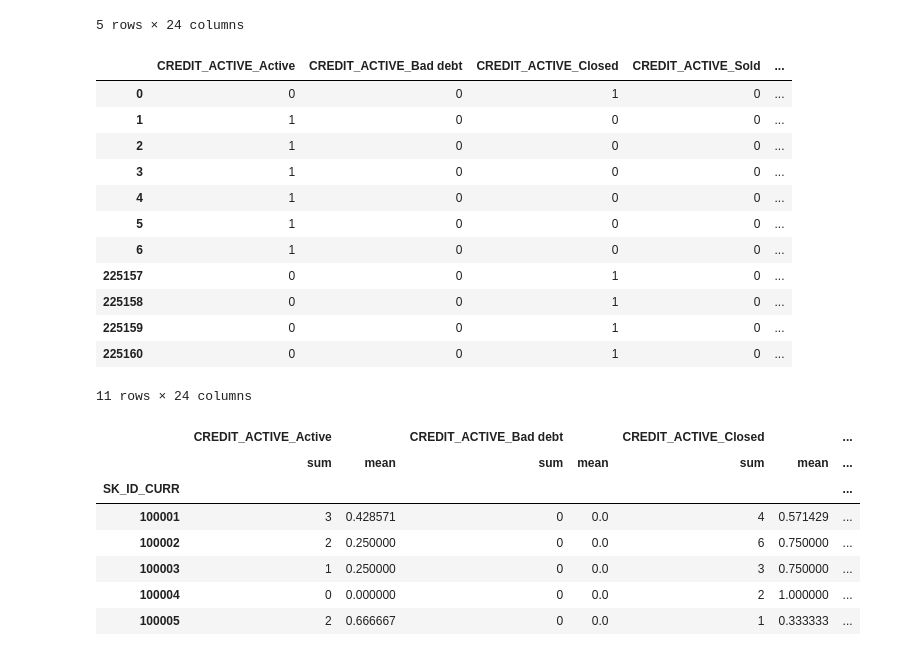
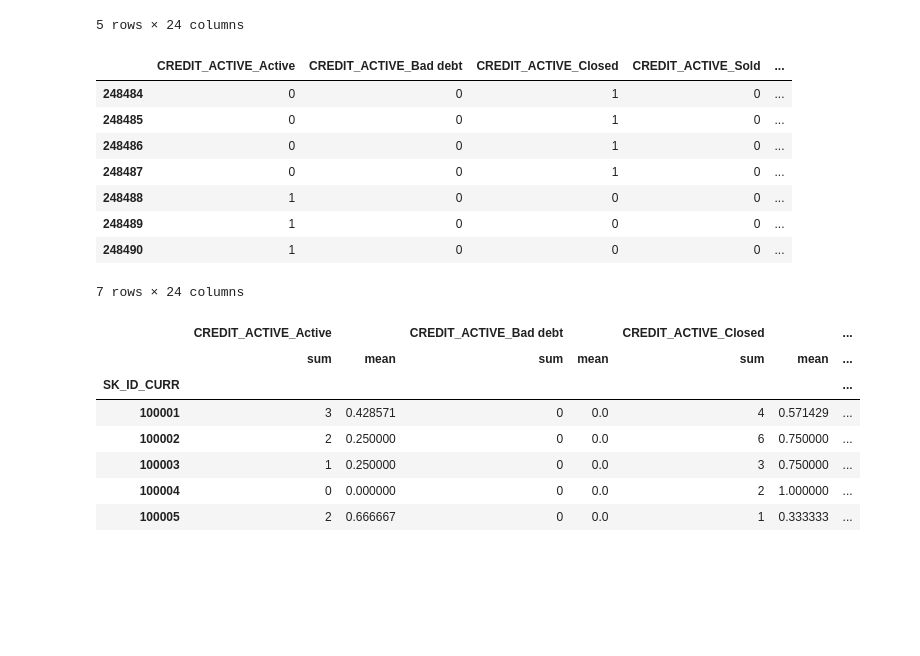
Before and after one commit to takkmj/hello_world, a Jupyter notebook: kaggle_home_credit/home_credit_practive_2.ipynb, the cells around one changed output. Cells and saved outputs as stored; diff of their text form; code cells hidden in the pictures; blank space fills up the shorter version.

```diff
--- a/kaggle_home_credit/home_credit_practive_2.ipynb
+++ b/kaggle_home_credit/home_credit_practive_2.ipynb
@@ -336,21 +336,17 @@ categorical.head()
 | 4 | 1 | 0 | 0 | 0 | ... |
 5 rows × 24 columns
 # %%
-categorical[categorical['SK_ID_CURR'] == 215354]
+categorical[categorical['SK_ID_CURR'] == 100001]
 # %% [output]
 |  | CREDIT_ACTIVE_Active | CREDIT_ACTIVE_Bad debt | CREDIT_ACTIVE_Closed | CREDIT_ACTIVE_Sold | ... |
-| 0 | 0 | 0 | 1 | 0 | ... |
-| 1 | 1 | 0 | 0 | 0 | ... |
-| 2 | 1 | 0 | 0 | 0 | ... |
-| 3 | 1 | 0 | 0 | 0 | ... |
-| 4 | 1 | 0 | 0 | 0 | ... |
-| 5 | 1 | 0 | 0 | 0 | ... |
-| 6 | 1 | 0 | 0 | 0 | ... |
-| 225157 | 0 | 0 | 1 | 0 | ... |
-| 225158 | 0 | 0 | 1 | 0 | ... |
-| 225159 | 0 | 0 | 1 | 0 | ... |
-| 225160 | 0 | 0 | 1 | 0 | ... |
+| 248484 | 0 | 0 | 1 | 0 | ... |
+| 248485 | 0 | 0 | 1 | 0 | ... |
+| 248486 | 0 | 0 | 1 | 0 | ... |
+| 248487 | 0 | 0 | 1 | 0 | ... |
+| 248488 | 1 | 0 | 0 | 0 | ... |
+| 248489 | 1 | 0 | 0 | 0 | ... |
+| 248490 | 1 | 0 | 0 | 0 | ... |
-11 rows × 24 columns
+7 rows × 24 columns
 # %%
 categorical_grouped = categorical.groupby('SK_ID_CURR').agg(['sum', 'mean'])
 categorical_grouped.head()
```
Also changed, not shown: parts of 7 cells of this notebook.
